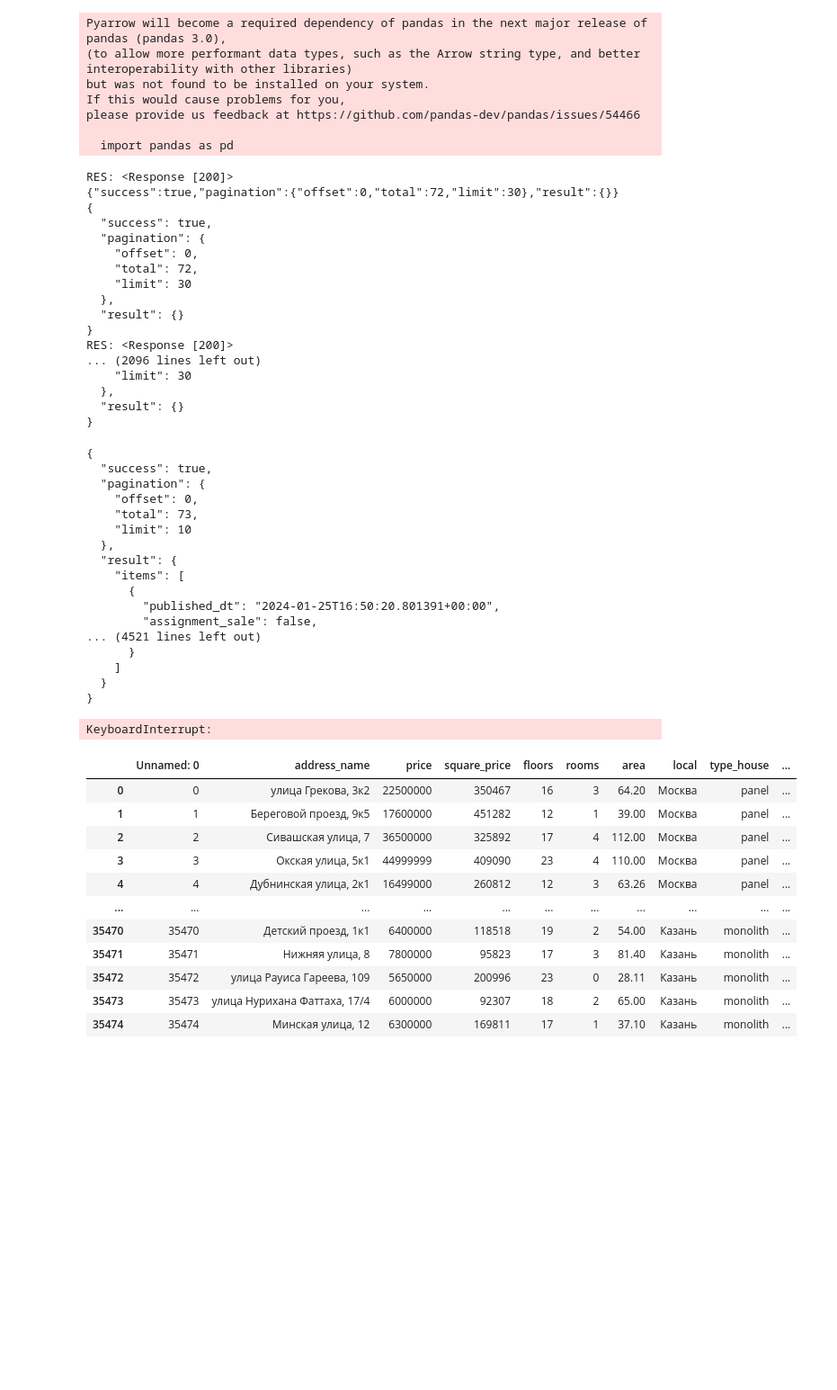
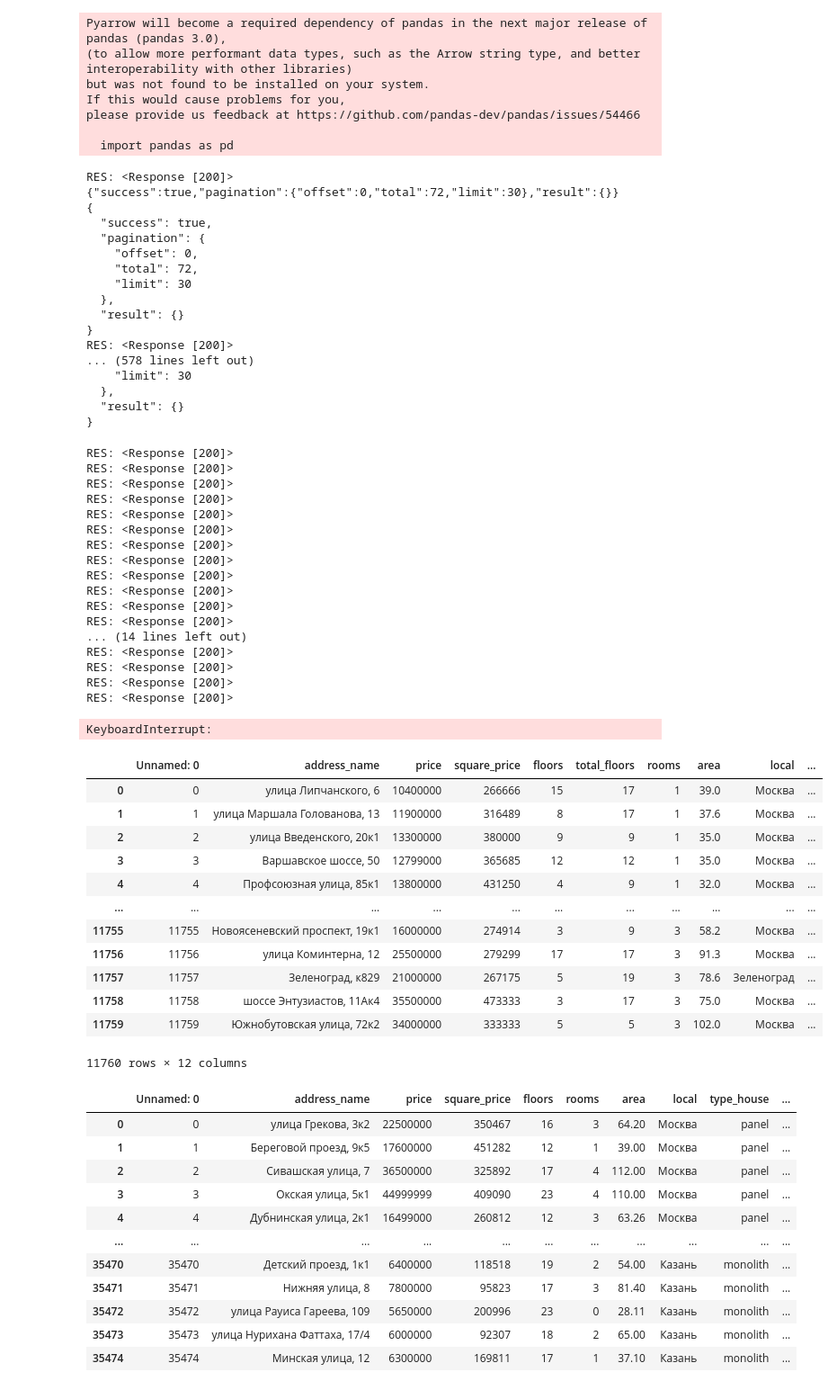
Before and after one commit to Sirius-2024-AI/parsing_data_DK, a Jupyter notebook: parsing_and_data/parser.ipynb, the cells around one changed output. Shown at 90% size. Drawn from its saved outputs; the diff is of its cells as text; code cells hidden in the pictures; blank space fills up the shorter version.

```diff
--- a/parsing_and_data/parser.ipynb
+++ b/parsing_and_data/parser.ipynb
@@ -67,11 +67,11 @@ def get_keys(d):
         for o in d:
             yield from list(get_keys(o))
 # %%
-remont = ['design', 'without_repair', 'standard', 'well_done'] #without_repair design standard well_done
+remont = ['design', 'without_repair', 'standard']#, 'well_done'] #without_repair design standard well_done
 balcons = [1, 2]
 rooms = [1, 2, 3]
-type_dome = ['loyout', 'flat'] #flat loyout
-perec = ['panel', 'brick', 'panel', 'monolith'] #monolith  brick panel block
+type_dome = ['loyout']#, 'flat'] #flat loyout
+perec = ['panel', 'brick', 'panel']# 'monolith'] #monolith  brick panel block
 
 offers_url = 'https://offers-service.domclick.ru/research/v5/offers/'
 count_url = 'https://offers-service.domclick.ru/research/v5/offers/count/'
@@ -111,7 +111,7 @@ RES: <Response [200]>
   "result": {}
 }
 RES: <Response [200]>
-... (2096 lines left out)
+... (578 lines left out)
     "limit": 30
   },
   "result": {}
@@ -128,7 +128,7 @@ for type in perec:
         for sd in type_dome:
             for rem in remont:
                 for balcon in balcons:
-                    for offset in range(0, 1999, 10):
+                    for offset in range(0, 700, 10):
                         try:
                             res = dca.get(offers_url, params={
                                         "address": "1d1463ae-c80f-4d19-9331-a1b68a85b553",
@@ -142,8 +142,8 @@ for type in perec:
                                         "renovation": rem,
                                         'balconies': balcon
                             })
-                                    #print("RES:", res)
-                            pprint_json(res.text)
+                            print("RES:", res)
+                            #pprint_json(res.text)
                             offers_obj = json.loads(res.text)
                             #print(list(get_keys(offers_obj)))
                             total = offers_obj["pagination"]["total"]
@@ -189,24 +189,41 @@ df.to_csv('12.csv')
 
 #df = df.drop_duplicates(subset=['address_name'])
 # %% [output]
-{
-  "success": true,
-  "pagination": {
-    "offset": 0,
-    "total": 73,
-    "limit": 10
-  },
-  "result": {
-    "items": [
-      {
-        "published_dt": "2024-01-25T16:50:20.801391+00:00",
-        "assignment_sale": false,
-... (4521 lines left out)
-      }
-    ]
-  }
-}
+RES: <Response [200]>
+RES: <Response [200]>
+RES: <Response [200]>
+RES: <Response [200]>
+RES: <Response [200]>
+RES: <Response [200]>
+RES: <Response [200]>
+RES: <Response [200]>
+RES: <Response [200]>
+RES: <Response [200]>
+RES: <Response [200]>
+RES: <Response [200]>
+... (14 lines left out)
+RES: <Response [200]>
+RES: <Response [200]>
+RES: <Response [200]>
+RES: <Response [200]>
 KeyboardInterrupt:
+# %%
+m = pd.read_csv('12.csv')
+m
+# %% [output]
+|  | Unnamed: 0 | address_name | price | square_price | floors | total_floors | rooms | area | local | ... |
+| 0 | 0 | улица Липчанского, 6 | 10400000 | 266666 | 15 | 17 | 1 | 39.0 | Москва | ... |
+| 1 | 1 | улица Маршала Голованова, 13 | 11900000 | 316489 | 8 | 17 | 1 | 37.6 | Москва | ... |
+| 2 | 2 | улица Введенского, 20к1 | 13300000 | 380000 | 9 | 9 | 1 | 35.0 | Москва | ... |
+| 3 | 3 | Варшавское шоссе, 50 | 12799000 | 365685 | 12 | 12 | 1 | 35.0 | Москва | ... |
+| 4 | 4 | Профсоюзная улица, 85к1 | 13800000 | 431250 | 4 | 9 | 1 | 32.0 | Москва | ... |
+| ... | ... | ... | ... | ... | ... | ... | ... | ... | ... | ... |
+| 11755 | 11755 | Новоясеневский проспект, 19к1 | 16000000 | 274914 | 3 | 9 | 3 | 58.2 | Москва | ... |
+| 11756 | 11756 | улица Коминтерна, 12 | 25500000 | 279299 | 17 | 17 | 3 | 91.3 | Москва | ... |
+| 11757 | 11757 | Зеленоград, к829 | 21000000 | 267175 | 5 | 19 | 3 | 78.6 | Зеленоград | ... |
+| 11758 | 11758 | шоссе Энтузиастов, 11Ак4 | 35500000 | 473333 | 3 | 17 | 3 | 75.0 | Москва | ... |
+| 11759 | 11759 | Южнобутовская улица, 72к2 | 34000000 | 333333 | 5 | 5 | 3 | 102.0 | Москва | ... |
+11760 rows × 12 columns
 # %%
 df = pd.read_csv('data/1_data.csv')
 df['d'] = df['type_home'].replace(['loyout', 'flat'], [0,1])
```
Also changed, not shown: 1 other file.
